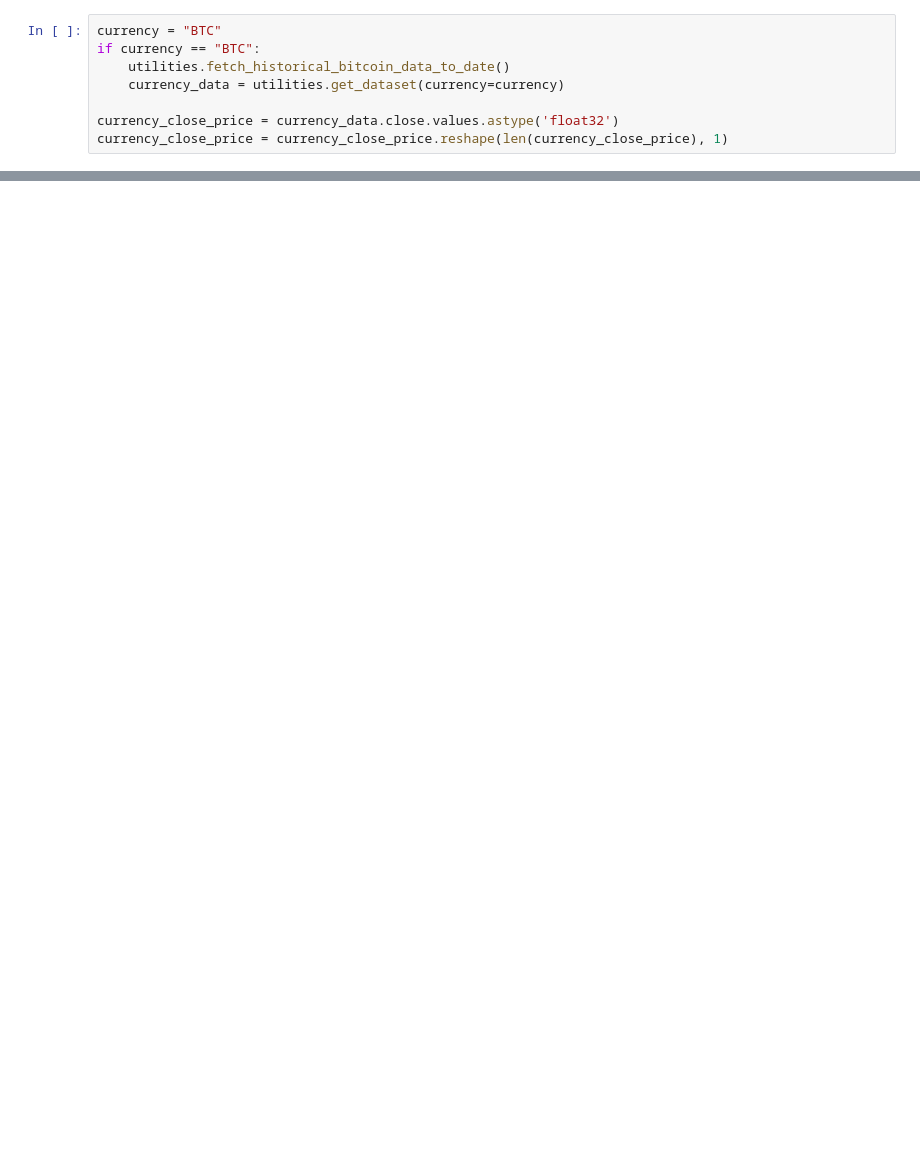
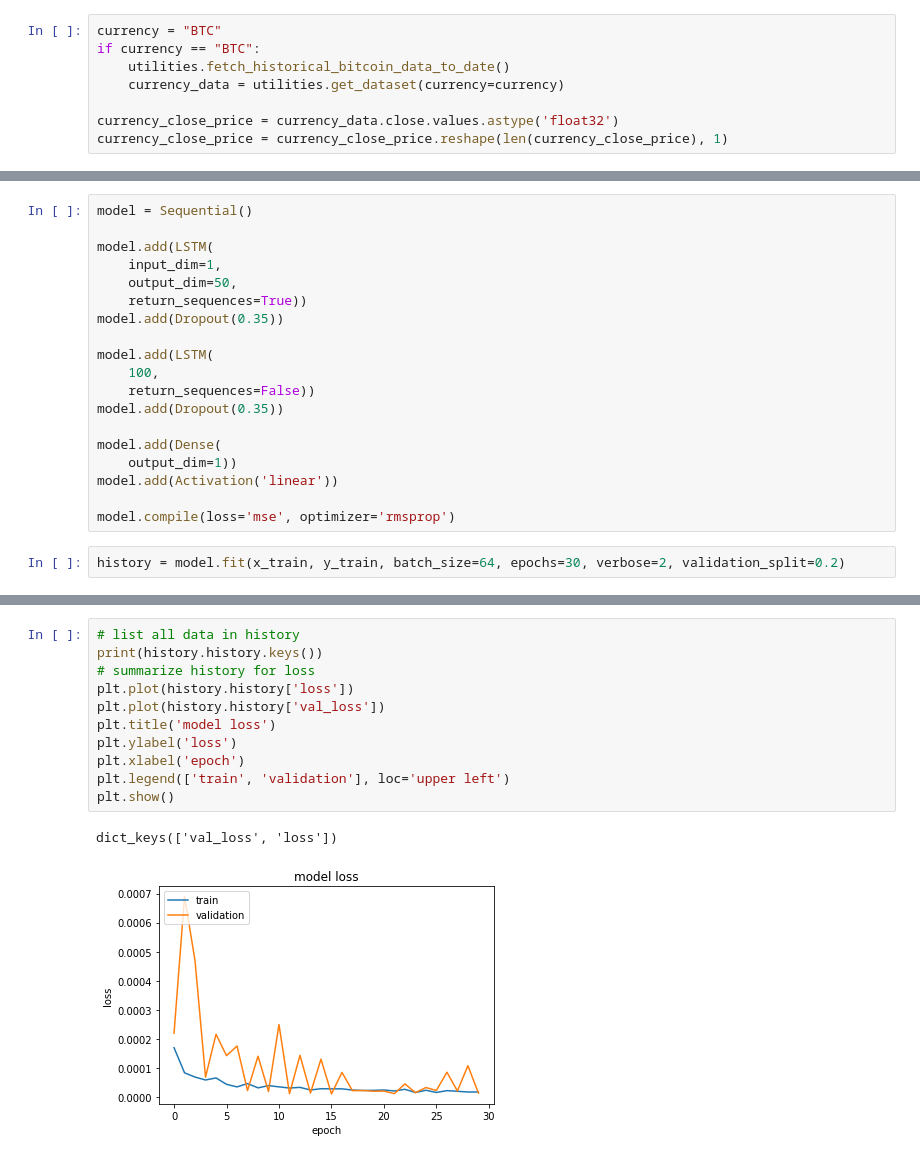
Before and after one commit to anmol77/Predict-Cryptocurrency-Price-With-Machine-Learning, a Jupyter notebook: main.ipynb, the cells around one changed output, grey strips where cells are left out. Saved outputs shown, nothing was run; the diff lists cells and outputs as text; blank space fills up the shorter version.

Commit message:
adds init lstm for bitcoin price prediction

```diff
--- a/main.ipynb
+++ b/main.ipynb
@@ -23,0 +51,21 @@ plt.show()
+# %%
+model = Sequential()
+
+model.add(LSTM(
+    input_dim=1,
+    output_dim=50,
+    return_sequences=True))
+model.add(Dropout(0.35))
+
+model.add(LSTM(
+    100,
+    return_sequences=False))
+model.add(Dropout(0.35))
+
+model.add(Dense(
+    output_dim=1))
+model.add(Activation('linear'))
+
+model.compile(loss='mse', optimizer='rmsprop')
+# %%
+history = model.fit(x_train, y_train, batch_size=64, epochs=30, verbose=2, validation_split=0.2)
@@ -23,0 +90,14 @@ plt.show()
+# %%
+# list all data in history
+print(history.history.keys())
+# summarize history for loss
+plt.plot(history.history['loss'])
+plt.plot(history.history['val_loss'])
+plt.title('model loss')
+plt.ylabel('loss')
+plt.xlabel('epoch')
+plt.legend(['train', 'validation'], loc='upper left')
+plt.show()
+# %% [output]
+dict_keys(['val_loss', 'loss'])
+[figure, added]
```
Also changed, not shown: parts of 7 cells of this notebook, 2 other files.
